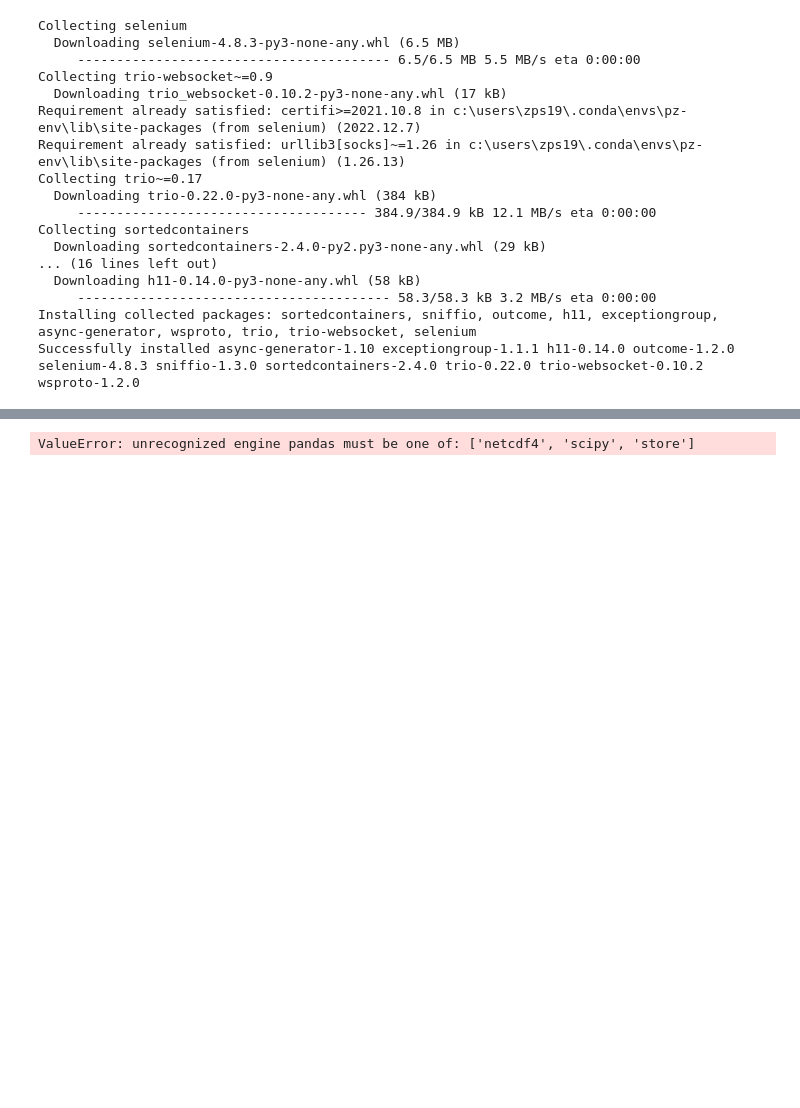
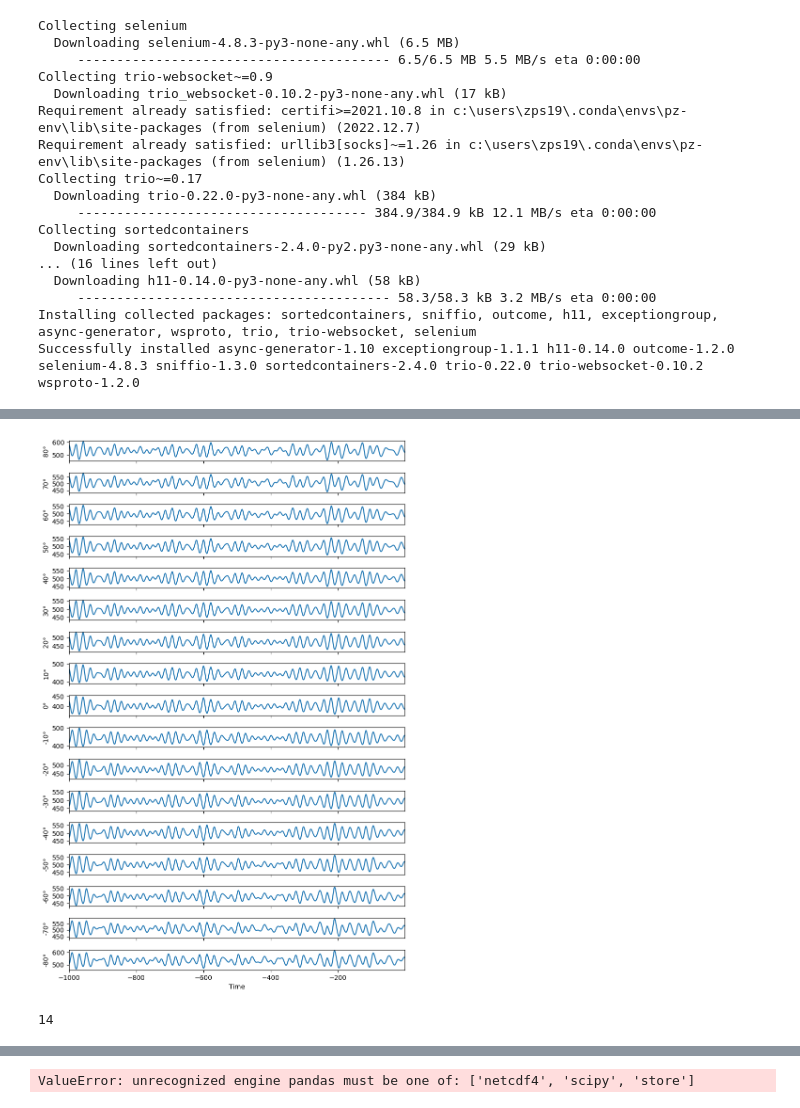
Before and after one commit to Peisong-Zheng/NS_syn, a Jupyter notebook: pre_phase_dis.ipynb, the cells around one changed output, grey strips where cells are left out. Cells and saved outputs as stored; diff of their text form; code cells hidden in the pictures; blank space fills up the shorter version.

```diff
--- a/pre_phase_dis.ipynb
+++ b/pre_phase_dis.ipynb
@@ -40,7 +40,7 @@ def get_inso_dat(f_startingtime=-1, f_endingtime=0, f_steptime=1000, lat_earth=6
     f_endingtime=f_endingtime
     f_steptime=f_steptime
     #f_so=1368
-    f_insolation=1
+    #f_insolation=1
     # insotype="2"
     f_latitude=lat_earth
     f_longitude=lon_orbit
@@ -59,12 +59,8 @@ def get_inso_dat(f_startingtime=-1, f_endingtime=0, f_steptime=1000, lat_earth=6
     step_input.clear()
     step_input.send_keys(f_steptime)
 
-    # constant_input = browser.find_element(By.NAME, 'f_so')
-    # constant_input.clear()
-    # constant_input.send_keys(f_so)
-
     datatype_input = browser.find_element(By.NAME, 'f_insolation')
-    datatype_input.send_keys(f_insolation)
+    datatype_input.click()
 
     insotype_input = browser.find_element(By.XPATH, '//input[@name="f_typeinsolation" and @value="2"]')
     insotype_input.click()
@@ -123,5 +180,8 @@ for i in range(-80, 81, 10):
     if os.path.isfile(filepath):
         continue
     else:
-        get_inso_dat(f_startingtime=f_startingtime, f_endingtime=f_endingtime, f_steptime=f_steptime, lat_earth=i, lon_orbit=90)
+        if i<0:
+            get_inso_dat(f_startingtime=f_startingtime, f_endingtime=f_endingtime, f_steptime=f_steptime, lat_earth=i, lon_orbit=270)
+        else:
+            get_inso_dat(f_startingtime=f_startingtime, f_endingtime=f_endingtime, f_steptime=f_steptime, lat_earth=i, lon_orbit=90)
 # %%
@@ -155,3 +258,8 @@ ds = ds.rename_dims({'level_0': 'data_file', 'level_1': 'rows'})
+# %%
+#read the netcdf file
+import xarray as xr
+ds = xr.open_dataset('D:/VScode/NS_syn/data/insolation.nc')
+pre = xr.open_dataset('D:/VScode/NS_syn/data/precession.nc')
 # %%
 ds
 # %% [output]
@@ -166,0 +308,39 @@ Data variables:
+# %%
+import matplotlib.pyplot as plt
+import numpy as np
+
+lst = list(range(80, -81, -10))
+
+
+# Create a figure with subplots for each latitude
+fig, axs = plt.subplots(nrows=len(ds.lat), ncols=1, figsize=(8, 12), sharex=True)
+
+# Loop over each latitude and plot the corresponding insolation data
+for i, lat in enumerate(ds.lat):
+    index = lst.index(lat.values)
+    # Get the insolation data for this latitude
+    insolation = ds.sel(lat=lat).insolation[i].values
+    time = ds.time[i].values
+
+    # Plot the insolation data on the corresponding subplot
+    axs[index].plot(time, insolation)
+    # axs[i].plot(pre.time.values, pre.insolation.values)
+    axs[index].set_ylabel(f"{lat.values}°")
+    axs[index].set_xlim(np.min(time), np.max(time))
+
+# Set the x-axis label on the last subplot
+axs[-1].set_xlabel("Time")
+
+# Adjust the layout to prevent subplot overlapping
+plt.tight_layout()
+
+# Show the plot
+plt.show()
+# %% [output]
+[figure, added]
+# %%
+lst = list(range(-80, 81, 10))
+index = lst.index(60)
+print(index)
+# %% [output]
+14
```
Also changed, not shown: parts of 21 cells of this notebook.
